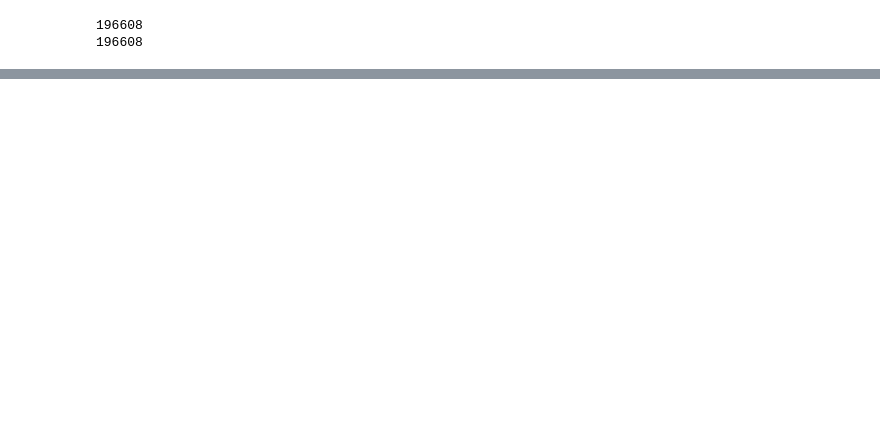
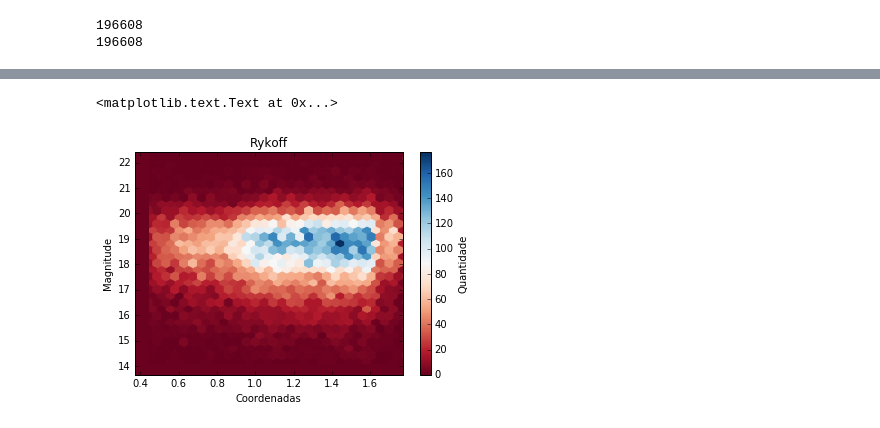
Before and after one commit to clusteron/comparison, a Jupyter notebook: area.ipynb, the cells around one changed output, grey strips where cells are left out. Cells and saved outputs as stored; diff of their text form; code cells hidden in the pictures; blank space fills up the shorter version.

Commit message:
adicionando o match e plots

```diff
--- a/area.ipynb
+++ b/area.ipynb
@@ -85,5 +73,5 @@ hp.pixelfunc.fit_monopole(n, nest=False, bad=-1.6375e+30, gal_cut=0)
 # %%
-rpix = hp.ang2pix(NSIDE, theta, phi)
+rpix = hp.ang2pix(NSIDE, theta_r, phi_r)
 # %%
 m = np.arange(hp.nside2npix(NSIDE))
 # %%
@@ -94,6 +82,3 @@ hp.mollview(m, title="Mollview image RING")
 hp.mollview(m, nest=True, title="Mollview image NESTED")
 # %% [output]
 [figure]
-# %%
-# Exclui pixels ruins
-hp.pixelfunc.fit_dipole(m, nest=False, bad=-1.6375e+30, gal_cut=0)
@@ -102,3 +84,0 @@ hp.pixelfunc.fit_dipole(m, nest=False, bad=-1.6375e+30, gal_cut=0)
-# %%
-# Exclui pixels invisiveis
-hp.pixelfunc.fit_monopole(m, nest=False, bad=-1.6375e+30, gal_cut=0)
@@ -123,0 +111,9 @@ hp.mollview(match, title="Mollview image RING")
+# %%
+# Coordenada dos pixels
+w_pix = hp.pix2ang(NSIDE, wpix)
+r_pix = hp.pix2ang(NSIDE, rpix)
+
+m = np.arange(hp.nside2npix(NSIDE))
+
+print len(w_pix)
+print len(r_pix)
@@ -123,0 +202,13 @@ hp.mollview(match, title="Mollview image RING")
+# %%
+x = r_pix[0]
+y = r['MODEL_MAG_R']
+gridsize = 30
+plt.hexbin(x, y, gridsize=gridsize, marginals=True, cmap=plt.cm.RdBu)
+plt.xlabel('Coordenadas')
+plt.ylabel('Magnitude')
+cb = plt.colorbar()
+cb.set_label('Quantidade')
+plt.title('Rykoff')
+# %% [output]
+<matplotlib.text.Text at 0x...>
+[figure, added]
```
Also changed, not shown: parts of 19 cells of this notebook.
